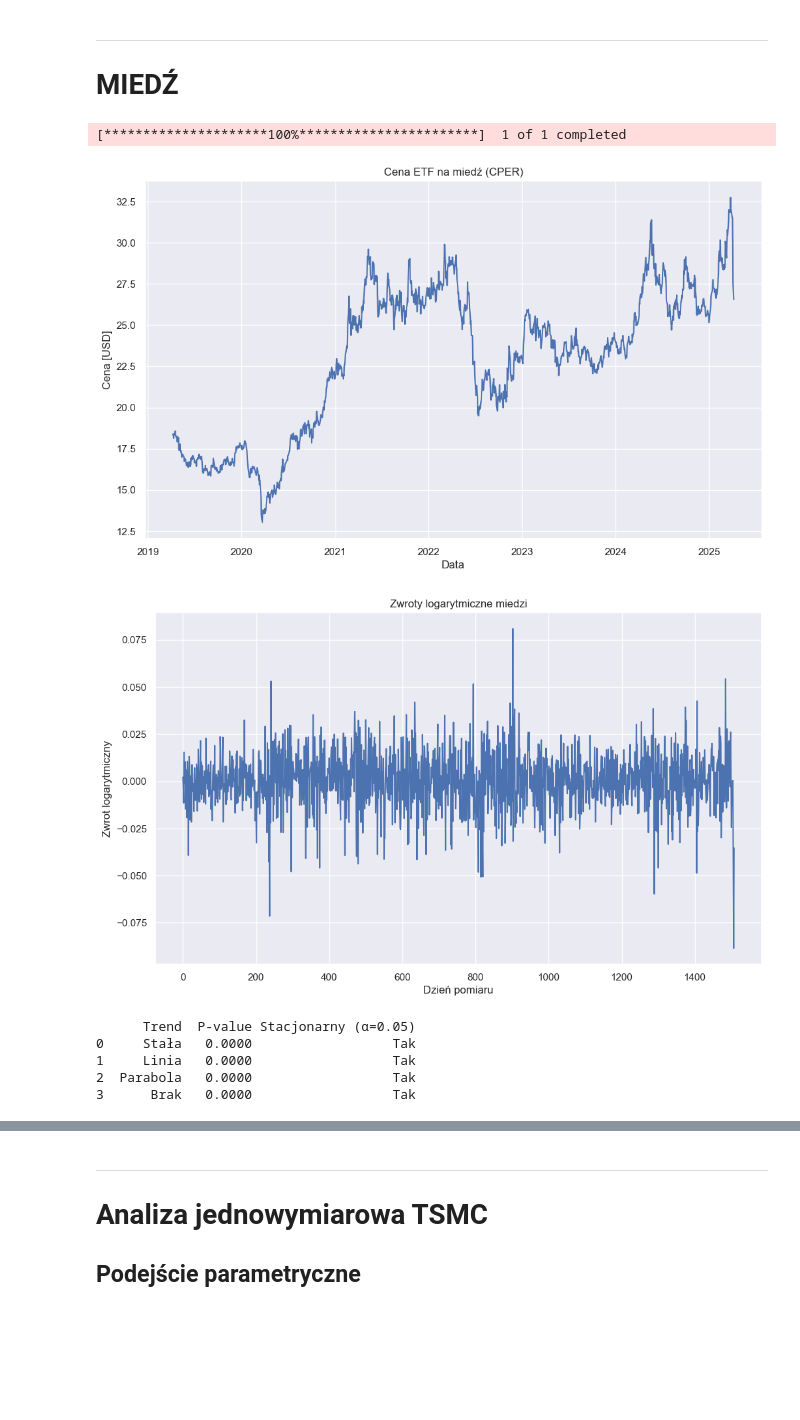
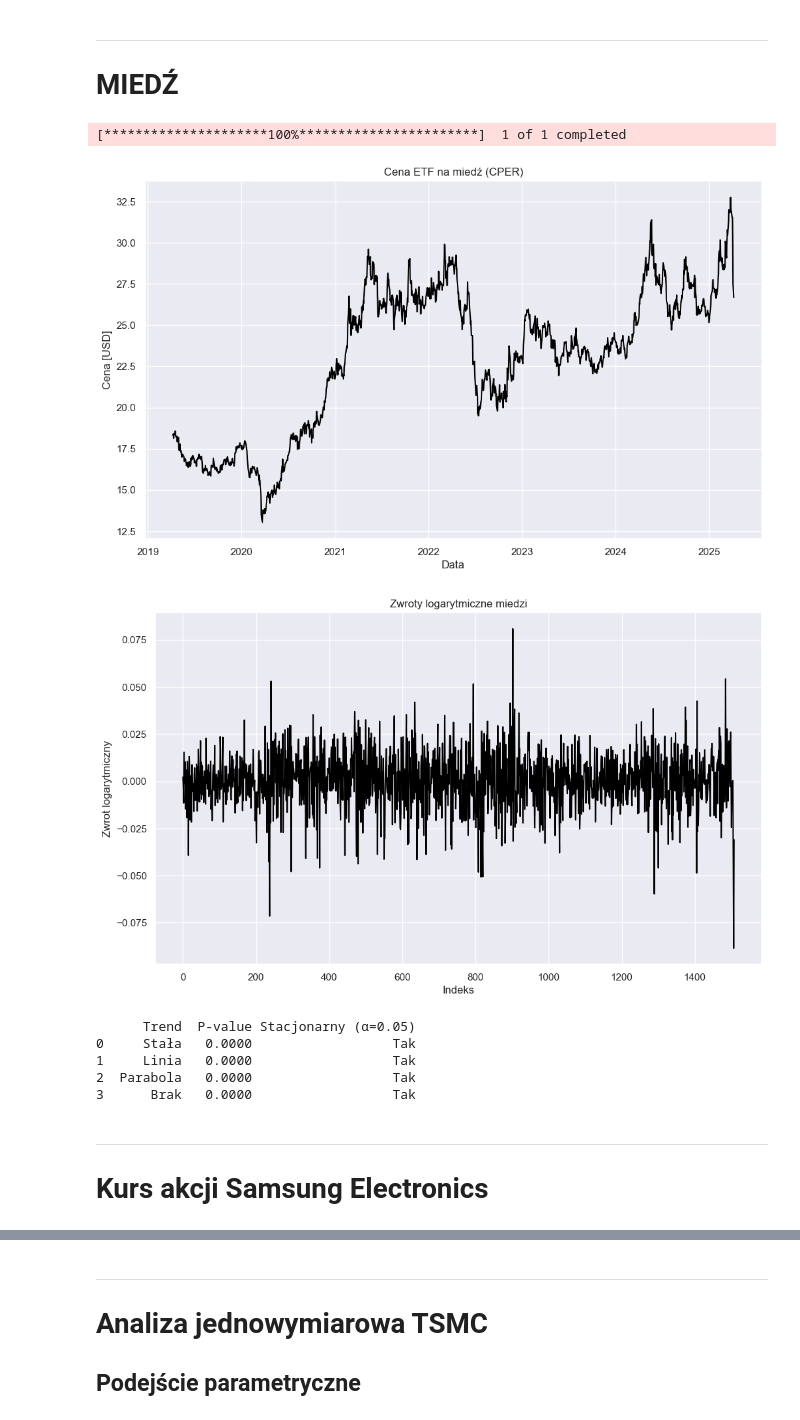
Before and after one commit to mathieuboro/nvidia_risk_management, a Jupyter notebook: projekt 2.ipynb, the cells around one changed output, grey strips where cells are left out. Drawn from its saved outputs; the diff is of its cells as text; code cells hidden in the pictures; blank space fills up the shorter version.

```diff
--- a/projekt 2.ipynb
+++ b/projekt 2.ipynb
@@ -153,7 +153,7 @@ ____
 # %%
 copper = yf.download('CPER', period='6y')['Close']
 
-plt.plot(copper)
+plt.plot(copper, color = 'black')
 plt.title('Cena ETF na miedź (CPER)')
 plt.ylabel('Cena [USD]')
 plt.xlabel('Data')
@@ -161,18 +161,18 @@ plt.grid(True)
 plt.show()
 # %% [output]
 [*********************100%***********************]  1 of 1 completed
-[figure, old version]
+[figure, new version]
 # %%
 log_returns_copper = np.log(copper / copper.shift(1)).dropna()
 log_returns_copper = np.ravel(log_returns_copper)
-plt.plot(log_returns_copper)
+plt.plot(log_returns_copper, color = 'black')
 plt.title('Zwroty logarytmiczne miedzi')
 plt.ylabel('Zwrot logarytmiczny')
-plt.xlabel('Dzień pomiaru')
+plt.xlabel('Indeks')
 plt.grid(True)
 plt.show()
 # %% [output]
-[figure, old version]
+[figure, new version]
 # %%
 print(adf_test(log_returns_copper))
 # %% [output]
@@ -181,3 +181,6 @@ print(adf_test(log_returns_copper))
 1     Linia   0.0000                  Tak
 2  Parabola   0.0000                  Tak
 3      Brak   0.0000                  Tak
+# %% [markdown]
+___
+# Kurs akcji Samsung Electronics
```
Also changed, not shown: parts of 33 cells of this notebook.
